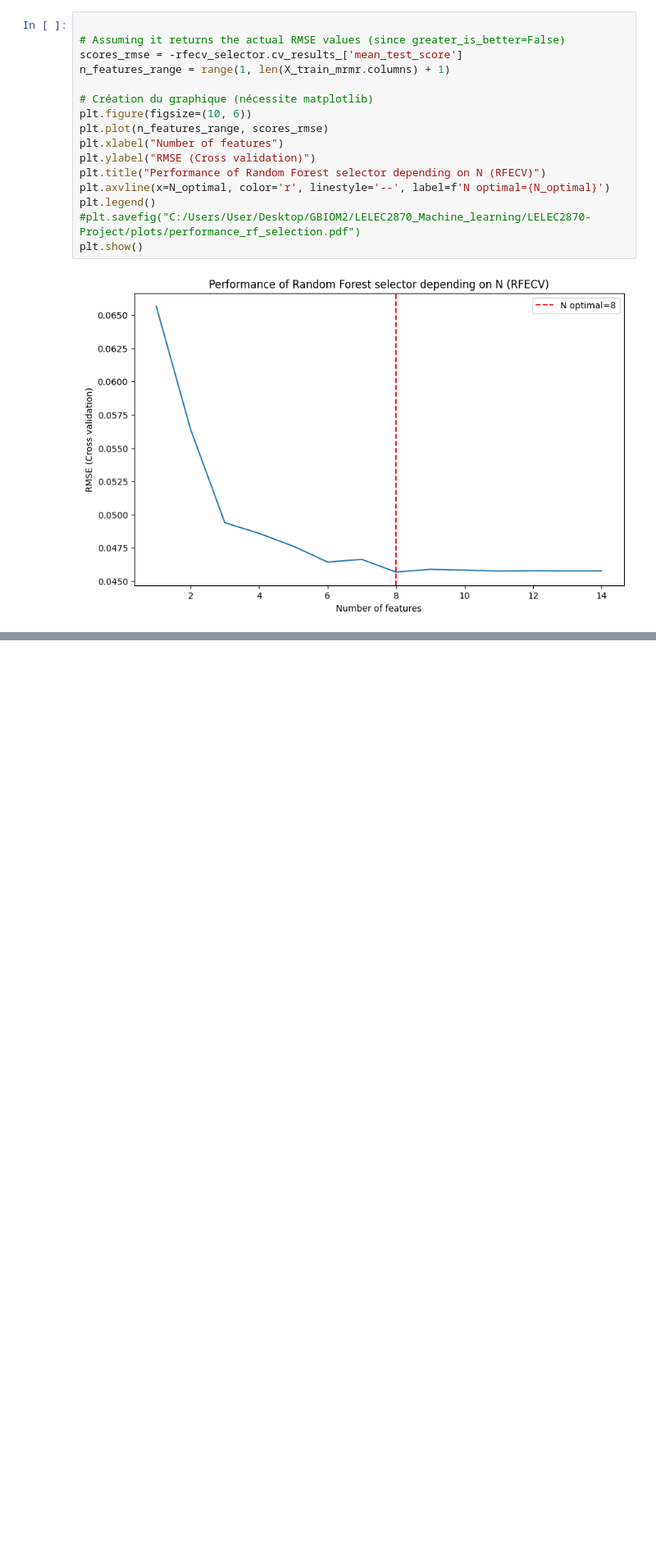
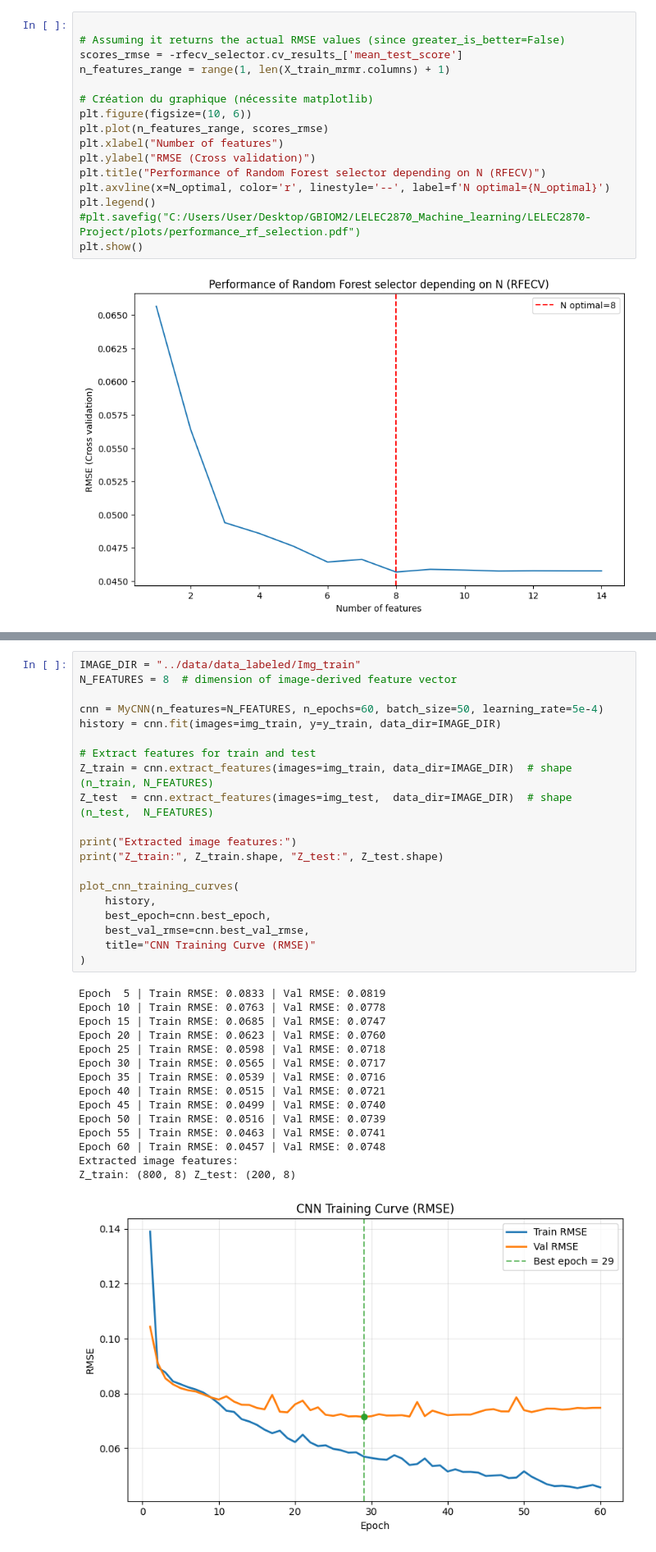
Before and after one commit to thomasrixen/LELEC2870-Project, a Jupyter notebook: Full pipeline/final_pipeline.ipynb, the cells around one changed output, grey strips where cells are left out. Shown at 82% size. Cells and saved outputs as stored; diff of their text form; blank space fills up the shorter version.

```diff
--- a/Full pipeline/final_pipeline.ipynb
+++ b/Full pipeline/final_pipeline.ipynb
@@ -385,0 +476,36 @@ Fitting 5 folds for each of 9 candidates, totalling 45 fits
+# %%
+IMAGE_DIR = "../data/data_labeled/Img_train"
+N_FEATURES = 8  # dimension of image-derived feature vector
+
+cnn = MyCNN(n_features=N_FEATURES, n_epochs=60, batch_size=50, learning_rate=5e-4)
+history = cnn.fit(images=img_train, y=y_train, data_dir=IMAGE_DIR)
+
+# Extract features for train and test
+Z_train = cnn.extract_features(images=img_train, data_dir=IMAGE_DIR)  # shape (n_train, N_FEATURES)
+Z_test  = cnn.extract_features(images=img_test,  data_dir=IMAGE_DIR)  # shape (n_test,  N_FEATURES)
+
+print("Extracted image features:")
+print("Z_train:", Z_train.shape, "Z_test:", Z_test.shape)
+
+plot_cnn_training_curves(
+    history,
+    best_epoch=cnn.best_epoch,
+    best_val_rmse=cnn.best_val_rmse,
+    title="CNN Training Curve (RMSE)"
+)
+# %% [output]
+Epoch  5 | Train RMSE: 0.0833 | Val RMSE: 0.0819
+Epoch 10 | Train RMSE: 0.0763 | Val RMSE: 0.0778
+Epoch 15 | Train RMSE: 0.0685 | Val RMSE: 0.0747
+Epoch 20 | Train RMSE: 0.0623 | Val RMSE: 0.0760
+Epoch 25 | Train RMSE: 0.0598 | Val RMSE: 0.0718
+Epoch 30 | Train RMSE: 0.0565 | Val RMSE: 0.0717
+Epoch 35 | Train RMSE: 0.0539 | Val RMSE: 0.0716
+Epoch 40 | Train RMSE: 0.0515 | Val RMSE: 0.0721
+Epoch 45 | Train RMSE: 0.0499 | Val RMSE: 0.0740
+Epoch 50 | Train RMSE: 0.0516 | Val RMSE: 0.0739
+Epoch 55 | Train RMSE: 0.0463 | Val RMSE: 0.0741
+Epoch 60 | Train RMSE: 0.0457 | Val RMSE: 0.0748
+Extracted image features:
+Z_train: (800, 8) Z_test: (200, 8)
+[figure, added]
```
Also changed, not shown: parts of 13 cells of this notebook, 3 other files.
